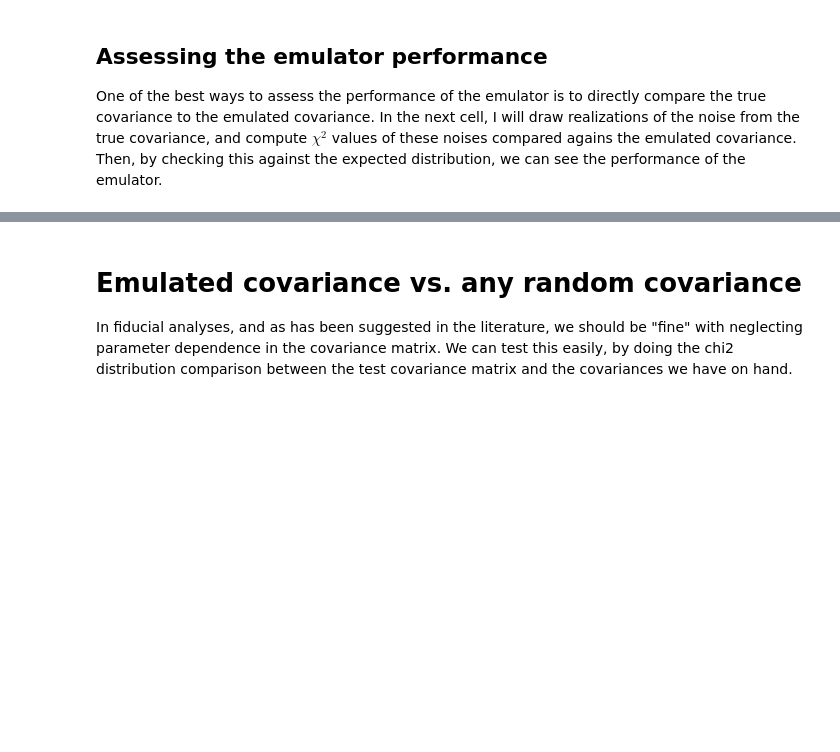
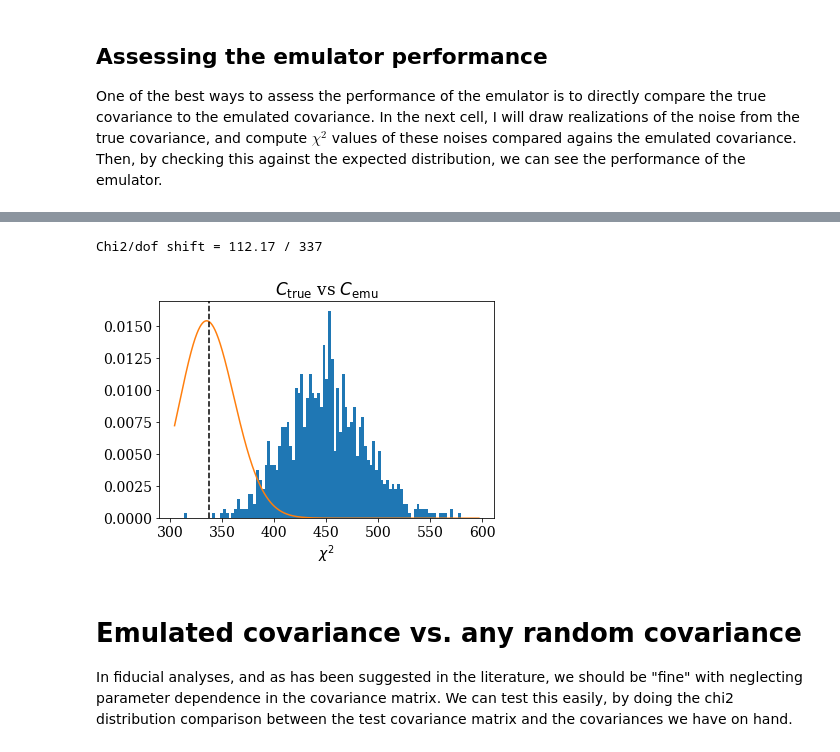
Before and after one commit to tmcclintock/covariance_emulator, a Jupyter notebook: notebooks/Emulating DES Part4: xi+xi-w covariances.ipynb, the cells around one changed output, grey strips where cells are left out. Drawn from its saved outputs; the diff is of its cells as text; code cells hidden in the pictures; blank space fills up the shorter version.

```diff
--- a/notebooks/Emulating DES Part4: xi+xi-w covariances.ipynb
+++ b/notebooks/Emulating DES Part4: xi+xi-w covariances.ipynb
@@ -172,15 +170,18 @@ KeyboardInterrupt:
 # %%
-plt.hist(chi2s, density=True, bins=100)
+plt.hist(chi2s, normed=True, bins=100)
 x = np.linspace(min(chi2s)*0.97, 1.03*max(chi2s), 1000)
 #x = np.linspace(300, 800, 1000)
 plt.plot(x, stats.chi2.pdf(x, dof))
 plt.title(r"$C_{\rm true}$ vs $C_{\rm emu}$")
 plt.xlabel(r"$\chi^2$")
 plt.axvline(dof, color="k", ls="--")
 ax = plt.gca()
 #ax.text(0.7, 0.5, r"$\chi2=d^TC^{-1}d$", transform=ax.transAxes)
 print("Chi2/dof shift = %.2f / %d"%(np.mean(chi2s) - dof, dof))
 plt.savefig("chi2_realizations.png", dpi=300, bbox_inches="tight")
+# %% [output]
+Chi2/dof shift = 112.17 / 337
+[figure, added]
 # %% [markdown]
 # Emulated covariance vs. any random covariance
 
```
Also changed, not shown: parts of 9 cells of this notebook, 8 other files.
